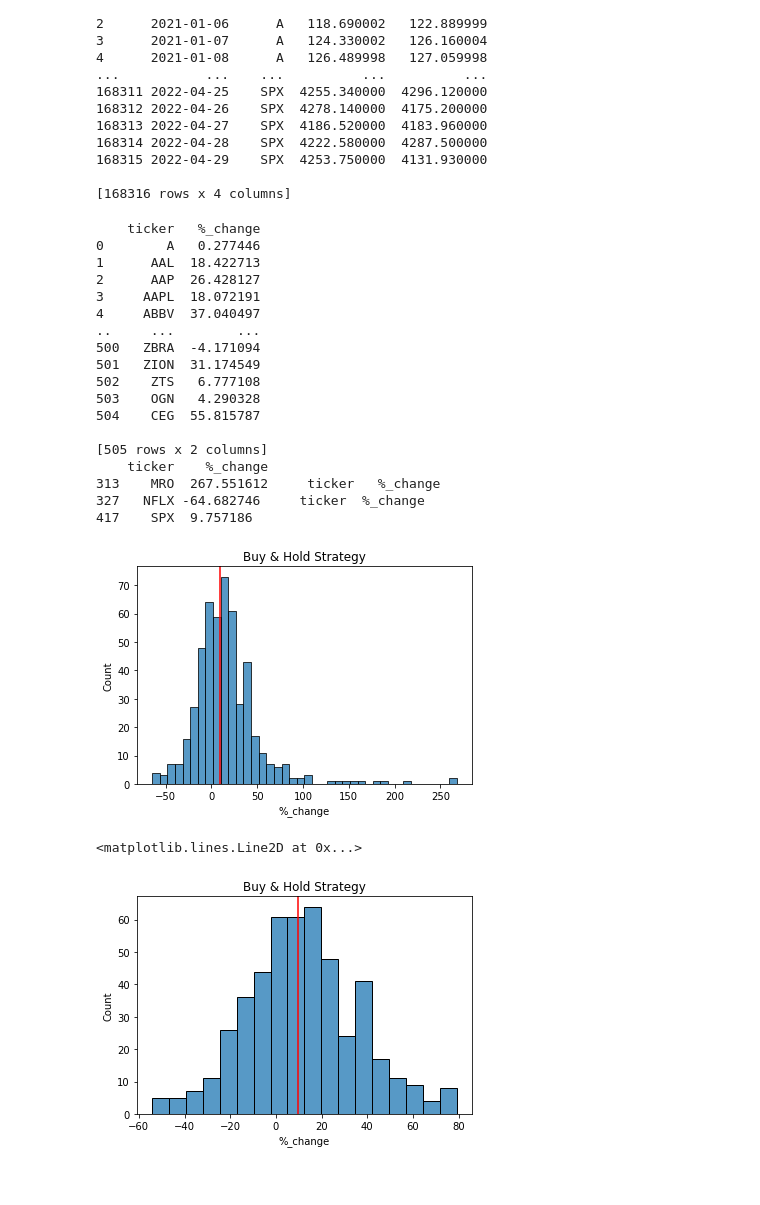
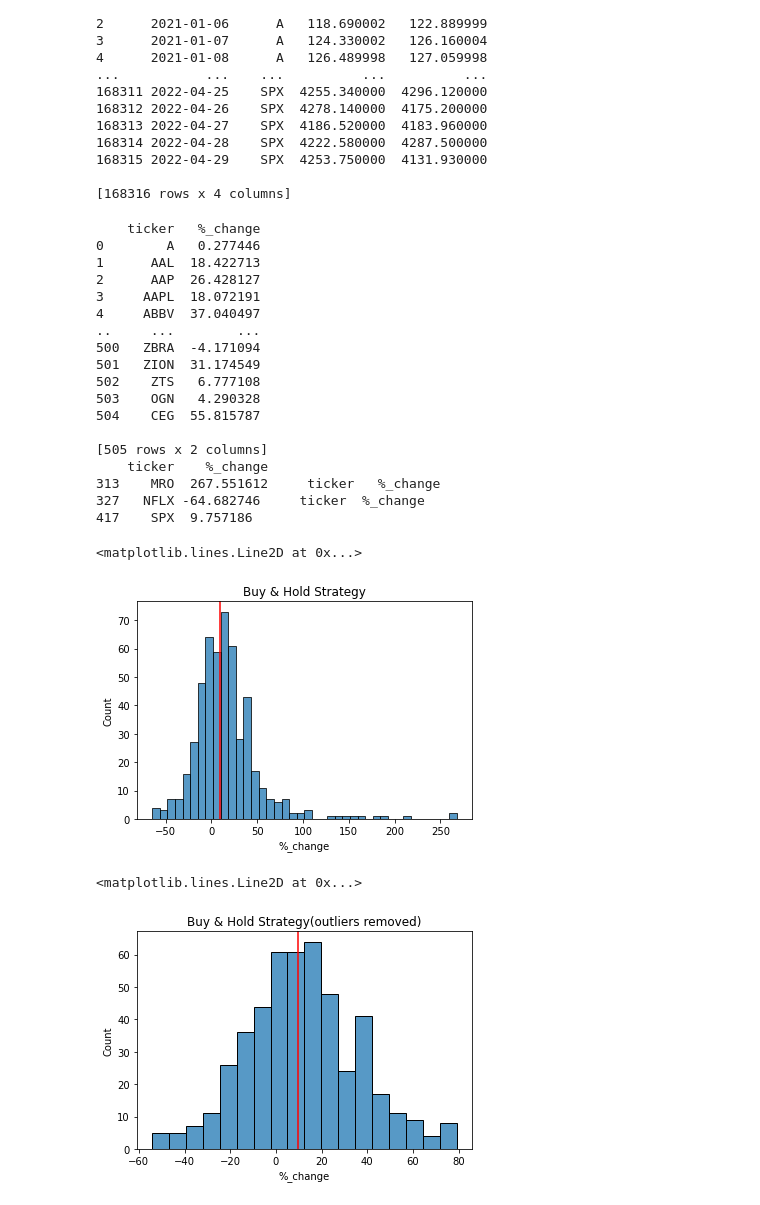
Before and after one commit to pkearney-da/project, a Jupyter notebook: UCD_project.ipynb, the cells around one changed output. Saved outputs shown, nothing was run; the diff lists cells and outputs as text; code cells hidden in the pictures.

```diff
--- a/UCD_project.ipynb
+++ b/UCD_project.ipynb
@@ -190,20 +194,16 @@ buy_hold = pd.merge(buy_price, sell_price, on='ticker', suffixes=['_buy', '_sell
 buy_hold = buy_hold.drop(columns=['date_buy', 'close_buy', 'date_sell' , 'open_sell'])
 buy_hold['%_change'] = ((buy_hold['close_sell'] - buy_hold['open_buy'])/buy_hold['open_buy']*100)
 buy_hold = buy_hold.drop(columns=['open_buy', 'close_sell'])
-sns.histplot(buy_hold['%_change']).set(title='Buy & Hold Strategy')
-plt.axvline(9.757186, 0, 1, color='r', label='SPX')
-
 print(buy_hold)
-
 hold_max = buy_hold.loc[buy_hold['%_change'] == max(buy_hold['%_change'])]
 hold_min = buy_hold.loc[buy_hold['%_change'] == min(buy_hold['%_change'])]
 hold_spx = buy_hold.loc[buy_hold['ticker'] == 'SPX']
 
+print(hold_max, hold_min, hold_spx)
 
 
-
-
-print(hold_max, hold_min, hold_spx)
+sns.histplot(buy_hold['%_change']).set(title='Buy & Hold Strategy')
+plt.axvline(9.757186, 0, 1, color='r', label='SPX')
 # %% [output]
     ticker   %_change
 0        A   0.277446
@@ -223,28 +223,29 @@ print(hold_max, hold_min, hold_spx)
 313    MRO  267.551612     ticker   %_change
 327   NFLX -64.682746     ticker  %_change
 417    SPX  9.757186
+<matplotlib.lines.Line2D at 0x...>
 [figure]
 # %%
 # replace outliers
 
 df_adj = buy_hold
 def outliers():
     for x in ['%_change']:
-        q75, q25 = np.percentile(df_adj.loc[:,x],[75,24])
+        q75, q25 = np.percentile(df_adj.loc[:,x],[75,25])
         intr_qr = q75-q25
 
         max = q75+(1.5*intr_qr)
         min = q25-(1.5*intr_qr)
 
         df_adj.loc[df_adj[x] < min,x] = np.nan
         df_adj.loc[df_adj[x] > max,x] = np.nan
 
-
-sns.histplot(buy_hold['%_change']).set(title='Buy & Hold Strategy')
+outliers()
+sns.histplot(buy_hold['%_change']).set(title='Buy & Hold Strategy(outliers removed)')
 plt.axvline(9.757186, 0, 1, color='r', label='SPX')
 # %% [output]
 <matplotlib.lines.Line2D at 0x...>
-[figure, old version]
+[figure, new version]
 # %%
 # find the buy at open and sell at close result for each company
 acc_buy_pl = df.copy()
```
Also changed, not shown: parts of 7 cells of this notebook.
